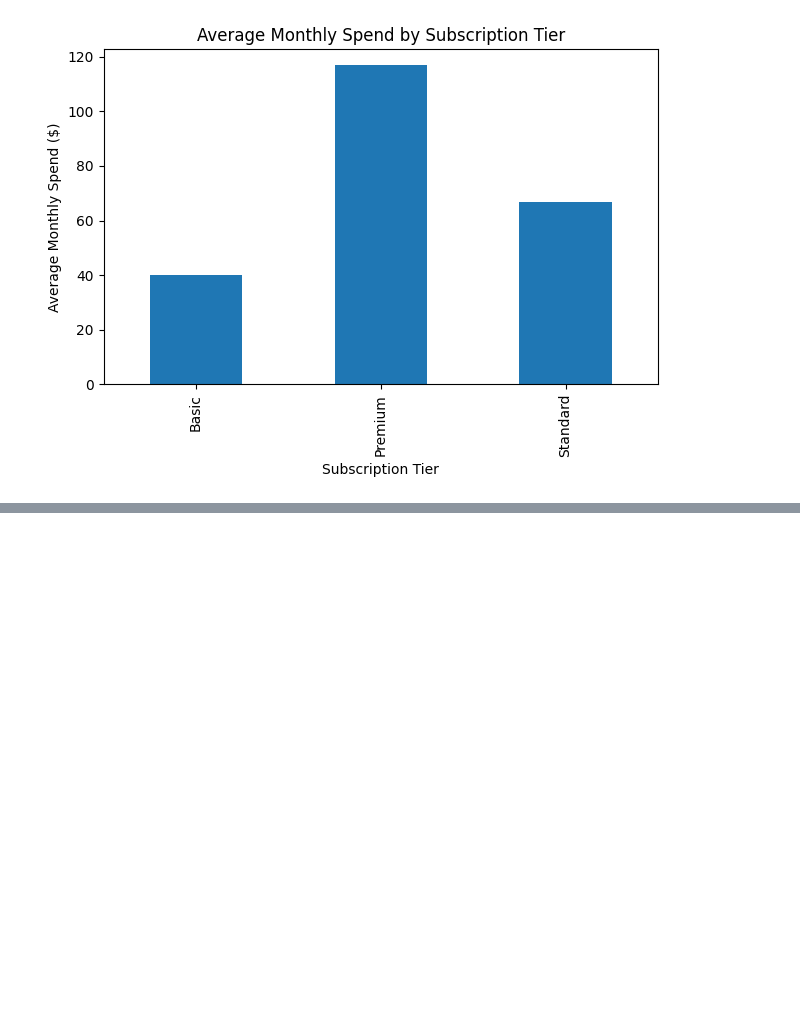
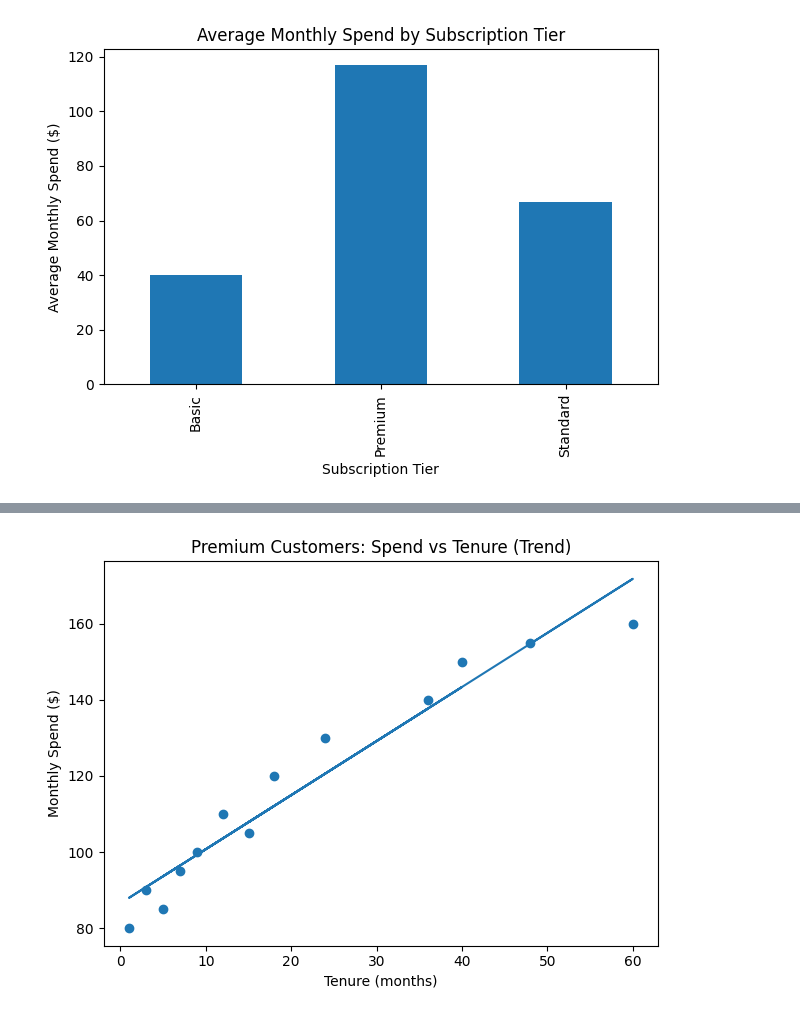
Before and after one commit to jae-notes/customer-behavior-analysis, a Jupyter notebook: analysis/01_initial_exploration.ipynb, the cells around one changed output, grey strips where cells are left out. Saved outputs shown, nothing was run; the diff lists cells and outputs as text; code cells hidden in the pictures; blank space fills up the shorter version.

```diff
--- a/analysis/01_initial_exploration.ipynb
+++ b/analysis/01_initial_exploration.ipynb
@@ -85,0 +116,16 @@ plt.show()
+# %%
+import numpy as np
+
+x = premium["tenure_months"]
+y = premium["monthly_spend"]
+
+m, b = np.polyfit(x, y, 1)
+plt.scatter(x, y)
+plt.plot(x, m*x + b)
+plt.xlabel("Tenure (months)")
+plt.ylabel("Monthly Spend ($)")
+plt.title("Premium Customers: Spend vs Tenure (Trend)")
+plt.tight_layout()
+plt.show()
+# %% [output]
+[figure, added]
```
Also changed, not shown: parts of 3 cells of this notebook.
